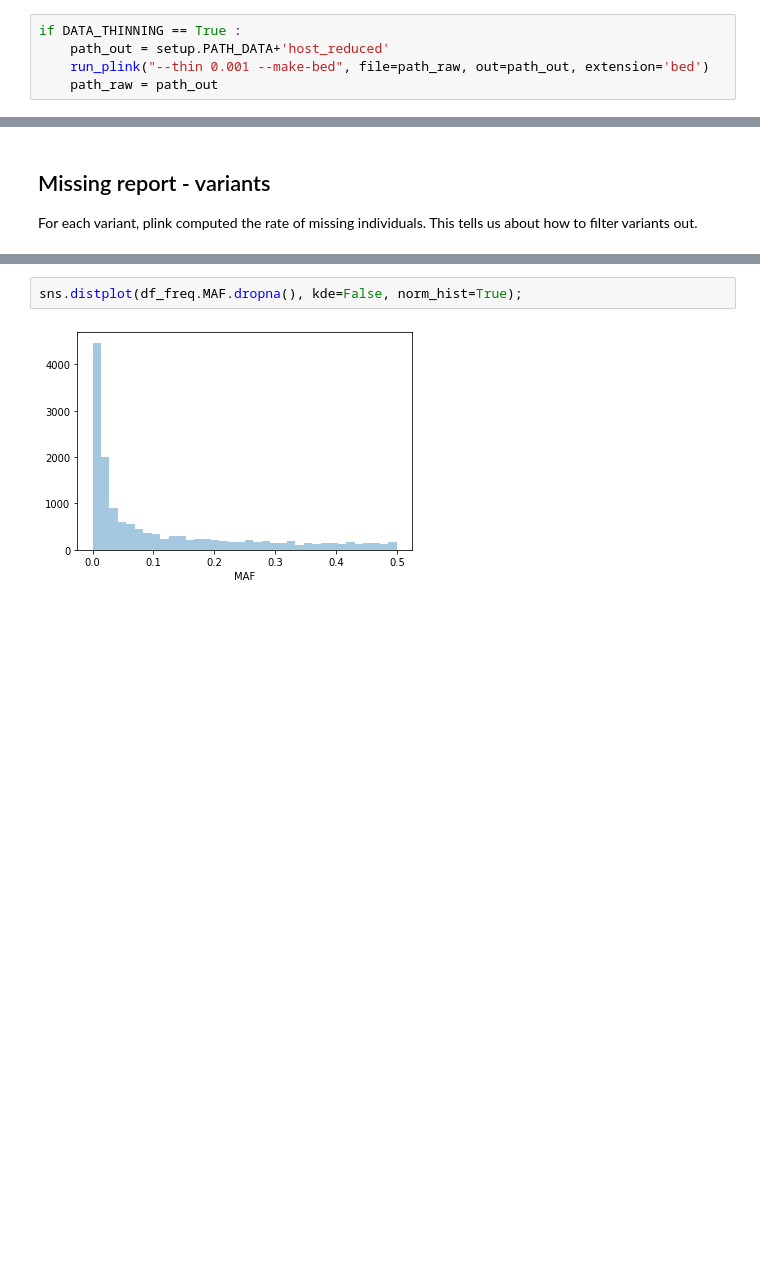
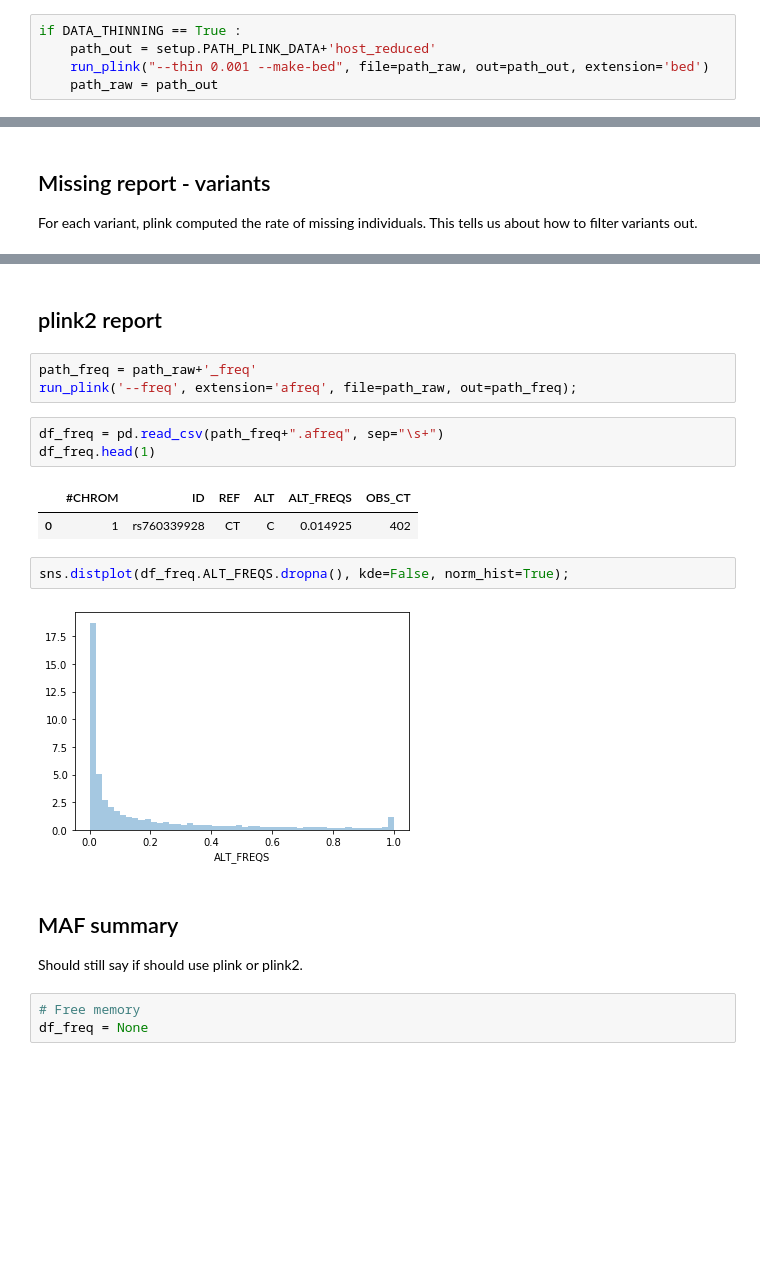
Before and after one commit to matthiaszeller/HBV, a Jupyter notebook: Host data.ipynb, the cells around one changed output, grey strips where cells are left out. Saved outputs shown, nothing was run; the diff lists cells and outputs as text; blank space fills up the shorter version.

Commit message:
advancement in host data anylsis + improvement of computation management
creation of src/host.py to handle the running of shell commands

```diff
--- a/Host data.ipynb
+++ b/Host data.ipynb
@@ -137,7 +137,7 @@ We use the plink2 `--thin <p>` option to **reduce the amount of data** (keep ent
 Management of the **data being taken into account**: we simply put `path_raw` to target the reduced data.
 # %%
 if DATA_THINNING == True :
-    path_out = setup.PATH_DATA+'host_reduced'
+    path_out = setup.PATH_PLINK_DATA+'host_reduced'
     run_plink("--thin 0.001 --make-bed", file=path_raw, out=path_out, extension='bed')
     path_raw = path_out
 # %% [output]
@@ -223,6 +255,24 @@ df_freq = pd.read_csv(path_freq+".frq", sep="\s+")
+# %% [markdown]
+## plink2 report
+# %%
+path_freq = path_raw+'_freq'
+run_plink('--freq', extension='afreq', file=path_raw, out=path_freq);
+# %%
+df_freq = pd.read_csv(path_freq+".afreq", sep="\s+")
+df_freq.head(1)
+# %% [output]
+|  | #CHROM | ID | REF | ALT | ALT_FREQS | OBS_CT |
+| 0 | 1 | rs760339928 | CT | C | 0.014925 | 402 |
 # %%
-sns.distplot(df_freq.MAF.dropna(), kde=False, norm_hist=True);
+sns.distplot(df_freq.ALT_FREQS.dropna(), kde=False, norm_hist=True);
 # %% [output]
-[figure, old version]
+[figure, new version]
+# %% [markdown]
+## MAF summary
+
+Should still say if should use plink or plink2.
+# %%
+# Free memory
+df_freq = None
 # %% [markdown]
 <br /><br /><br /><br /><br /><br /><br /><br /><br /><br /><br /><br /><br /><br /><br />
```
Also changed, not shown: parts of 19 cells of this notebook, 1 other file.
